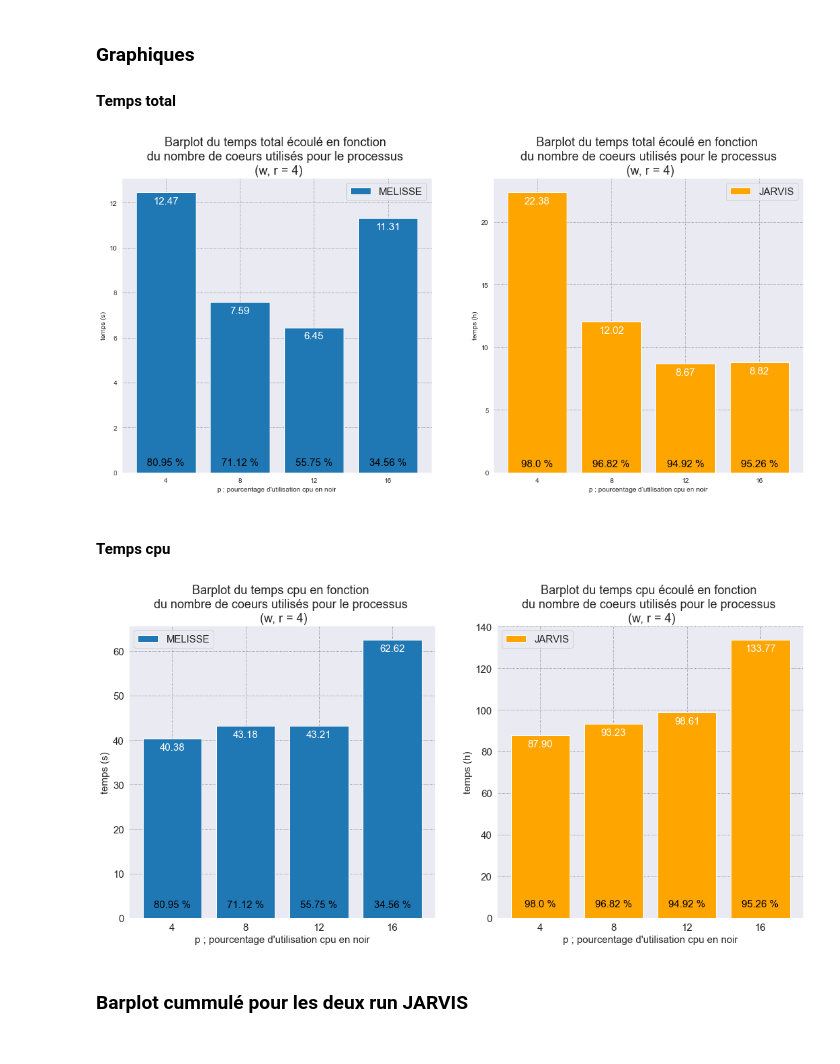
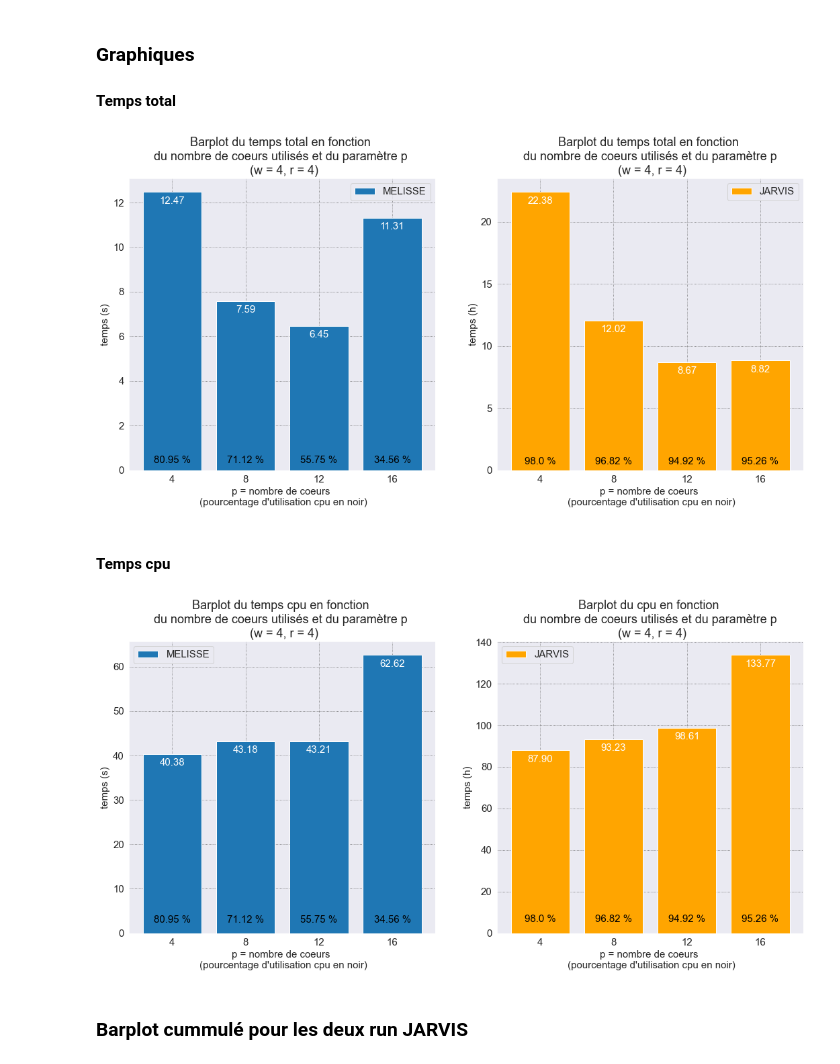
Before and after one commit to w2994a/cahier_labo_cns, a Jupyter notebook: bcl2fastq_bcl-convert/notebook_bcl2fastq_vs_bcl-convert.ipynb, the cells around one changed output. Drawn from its saved outputs; the diff is of its cells as text; code cells hidden in the pictures.

```diff
--- a/bcl2fastq_bcl-convert/notebook_bcl2fastq_vs_bcl-convert.ipynb
+++ b/bcl2fastq_bcl-convert/notebook_bcl2fastq_vs_bcl-convert.ipynb
@@ -92,47 +92,47 @@ def autolabel2(rects, pos, labels, height, col="white"):
     return
 # %%
 sns.set_style("darkgrid", {"grid.color": ".4", "grid.linestyle": ":"})
+plt.rc("font", size=15)
 fig, ax = plt.subplots(nrows=1, ncols=2, figsize=(18, 8))
 ax = ax.ravel()
 
-plt.rc("font", size=15)
 bar1 = ax[0].bar(["4", "8", "12", "16"], time_melisse)
-ax[0].set_title("Barplot du temps total écoulé en fonction \n du nombre de coeurs utilisés pour le processus  \n (w, r = 4)")
-ax[0].set_xlabel("p ; pourcentage d'utilisation cpu en noir")
+ax[0].set_title("Barplot du temps total en fonction \n du nombre de coeurs utilisés et du paramètre p  \n (w = 4, r = 4)")
+ax[0].set_xlabel("p = nombre de coeurs \n (pourcentage d'utilisation cpu en noir)")
 ax[0].set_ylabel("temps (s)")
 ax[0].legend(["MELISSE"])
 ax[0].bar_label(bar1, padding=-20, fmt="%.2f", color="white")
 autolabel2(bar1, 0, cpu_melisse, 0.1, col="black")
 
 bar2 = ax[1].bar(["4", "8", "12", "16"], time_jarvis_sum, color="orange")
-ax[1].set_title("Barplot du temps total écoulé en fonction \n du nombre de coeurs utilisés pour le processus \n (w, r = 4)")
-ax[1].set_xlabel("p ; pourcentage d'utilisation cpu en noir")
+ax[1].set_title("Barplot du temps total en fonction \n du nombre de coeurs utilisés et du paramètre p \n (w = 4, r = 4)")
+ax[1].set_xlabel("p = nombre de coeurs \n (pourcentage d'utilisation cpu en noir)")
 ax[1].set_ylabel("temps (h)")
 ax[1].legend(["JARVIS"])
 ax[1].bar_label(bar2, padding=-20, fmt="%.2f", color="white")
 autolabel2(bar2, 1, cpu_jarvis_sum, 0.12, col="black")
 
 plt.savefig("img/temps_total1.png", transparent=False);
 # %% [output]
-[figure, old version]
+[figure, new version]
 # %% [markdown]
 #### Temps cpu
 # %%
 sns.set_style("darkgrid", {"grid.color": ".4", "grid.linestyle": ":"})
+plt.rc("font", size=15)
 fig, ax = plt.subplots(nrows=1, ncols=2, figsize=(18, 8))
 ax = ax.ravel()
 
-plt.rc("font", size=15)
 bar1 = ax[0].bar(["4", "8", "12", "16"], cpu_time_melisse)
-ax[0].set_title("Barplot du temps cpu en fonction \n du nombre de coeurs utilisés pour le processus  \n (w, r = 4)")
-ax[0].set_xlabel("p ; pourcentage d'utilisation cpu en noir")
+ax[0].set_title("Barplot du temps cpu en fonction \n du nombre de coeurs utilisés et du paramètre p  \n (w = 4, r = 4)")
+ax[0].set_xlabel("p = nombre de coeurs \n (pourcentage d'utilisation cpu en noir)")
 ax[0].set_ylabel("temps (s)")
 ax[0].legend(["MELISSE"])
 ax[0].bar_label(bar1, padding=-20, fmt="%.2f", color="white")
 
 bar2 = ax[1].bar(["4", "8", "12", "16"], cpu_time_jarvis_sum, color="orange")
-ax[1].set_title("Barplot du temps cpu écoulé en fonction \n du nombre de coeurs utilisés pour le processus  \n (w, r = 4)")
-ax[1].set_xlabel("p ; pourcentage d'utilisation cpu en noir")
+ax[1].set_title("Barplot du cpu en fonction \n du nombre de coeurs utilisés et du paramètre p \n (w = 4, r = 4)")
+ax[1].set_xlabel("p = nombre de coeurs \n (pourcentage d'utilisation cpu en noir)")
 ax[1].set_ylabel("temps (h)")
 ax[1].legend(["JARVIS"])
 ax[1].bar_label(bar2, padding=-20, fmt="%.2f", color="white")
@@ -143,7 +143,7 @@ autolabel2(bar1, 0, cpu_melisse, 0.1, col="black")
 autolabel2(bar2, 1, cpu_jarvis_sum, 0.1, col="black")
 plt.savefig("img/temps_cpu1.png", transparent=False);
 # %% [output]
-[figure, old version]
+[figure, new version]
 # %% [markdown]
 ### Barplot cummulé pour les deux run JARVIS
 # %%
```
Also changed, not shown: parts of 16 cells of this notebook, 14 other files.
